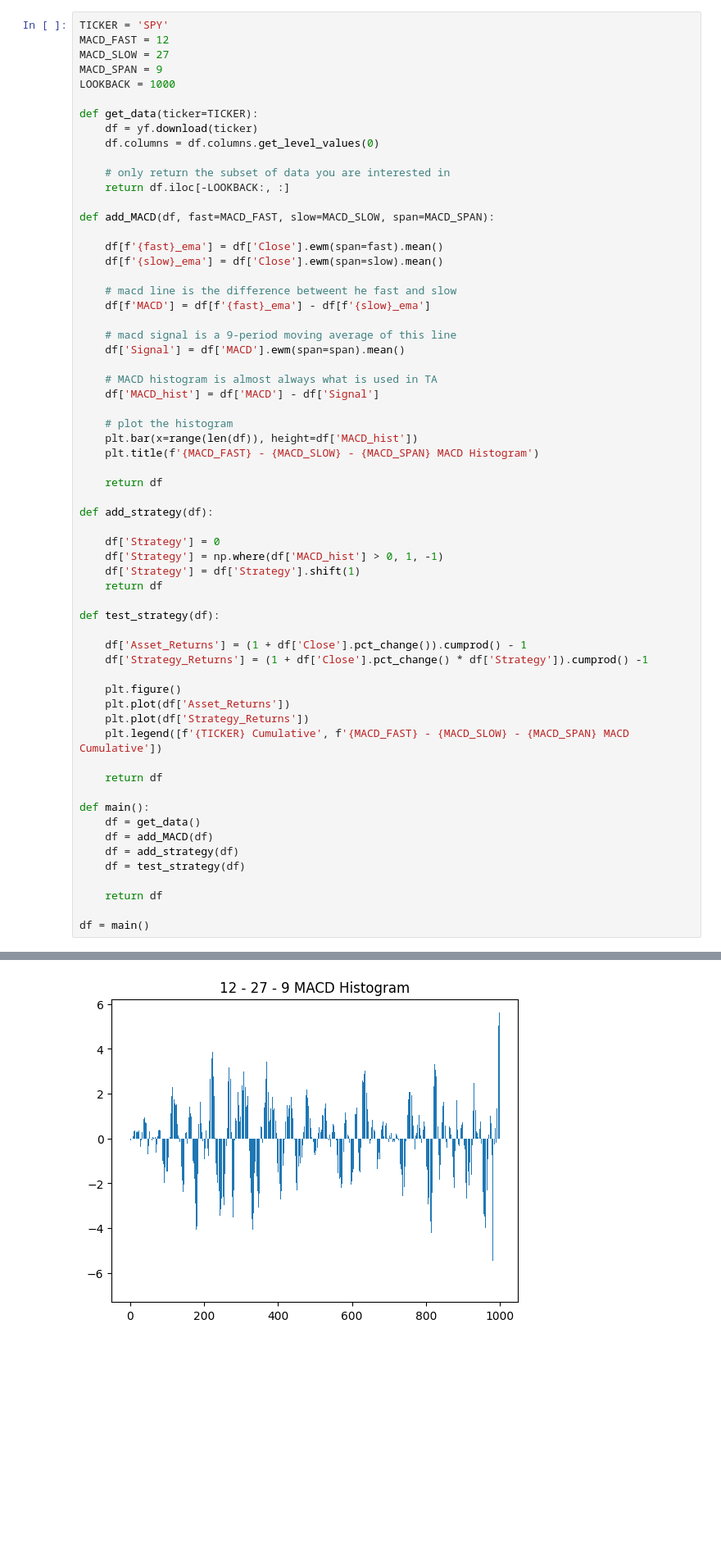
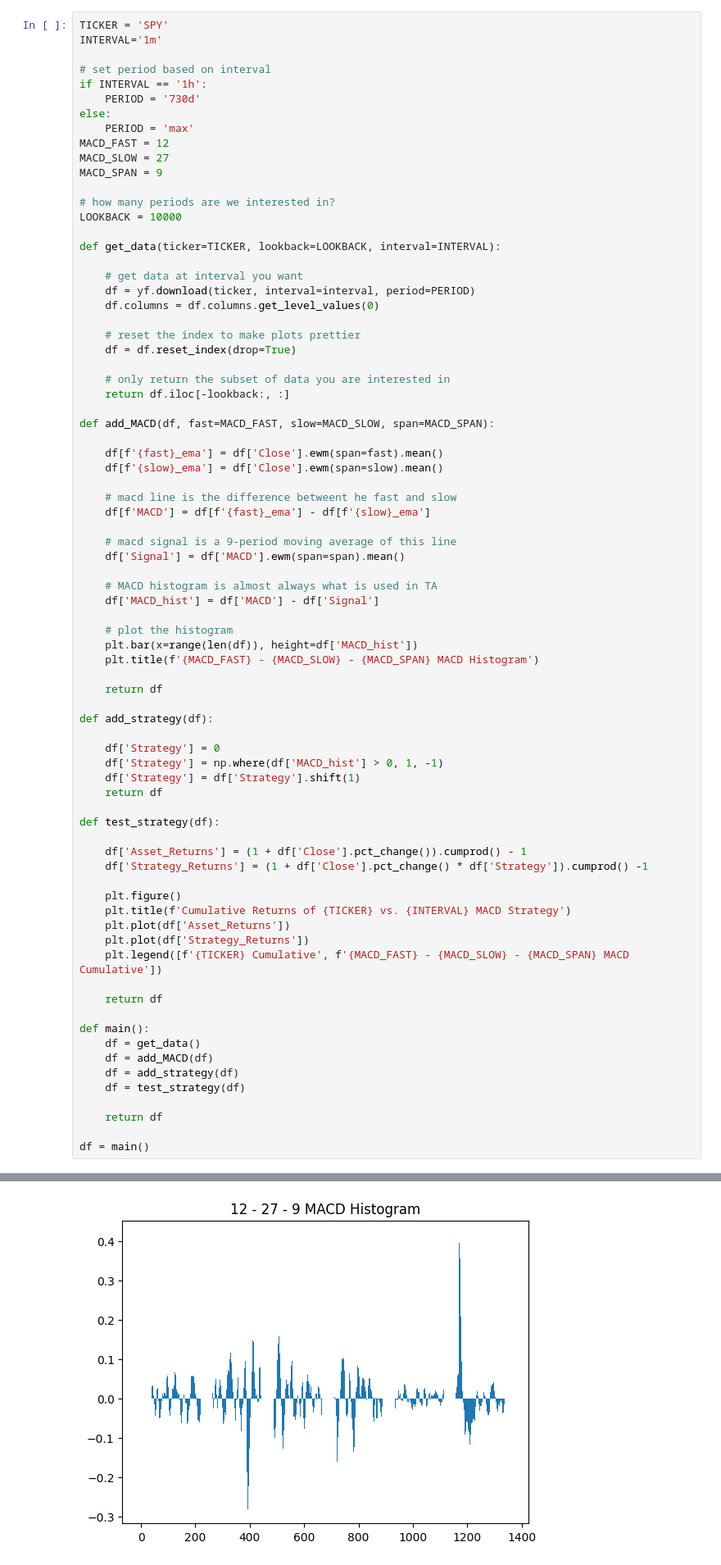
Before and after one commit to franciskamande-ai/MODELS, a Jupyter notebook: MACD.ipynb, the cells around one changed output, grey strips where cells are left out. Shown at 82% size. Cells and saved outputs as stored; diff of their text form; blank space fills up the shorter version.

```diff
--- a/MACD.ipynb
+++ b/MACD.ipynb
@@ -5,17 +5,31 @@ import pandas as pd
 import numpy as np
 # %%
 TICKER = 'SPY'
+INTERVAL='1m'
+
+# set period based on interval
+if INTERVAL == '1h':
+    PERIOD = '730d'
+else:
+    PERIOD = 'max'
 MACD_FAST = 12
 MACD_SLOW = 27
 MACD_SPAN = 9
-LOOKBACK = 1000
 
-def get_data(ticker=TICKER):
-    df = yf.download(ticker)
+# how many periods are we interested in?
+LOOKBACK = 10000
+
+def get_data(ticker=TICKER, lookback=LOOKBACK, interval=INTERVAL):
+
+    # get data at interval you want
+    df = yf.download(ticker, interval=interval, period=PERIOD)
     df.columns = df.columns.get_level_values(0)
 
+    # reset the index to make plots prettier
+    df = df.reset_index(drop=True)
+
     # only return the subset of data you are interested in
-    return df.iloc[-LOOKBACK:, :]
+    return df.iloc[-lookback:, :]
 
 def add_MACD(df, fast=MACD_FAST, slow=MACD_SLOW, span=MACD_SPAN):
 
@@ -50,6 +64,7 @@ def test_strategy(df):
     df['Strategy_Returns'] = (1 + df['Close'].pct_change() * df['Strategy']).cumprod() -1
 
     plt.figure()
+    plt.title(f'Cumulative Returns of {TICKER} vs. {INTERVAL} MACD Strategy')
     plt.plot(df['Asset_Returns'])
     plt.plot(df['Strategy_Returns'])
     plt.legend([f'{TICKER} Cumulative', f'{MACD_FAST} - {MACD_SLOW} - {MACD_SPAN} MACD Cumulative'])
@@ -71 +85 @@ YF.download() has changed argument auto_adjust default to True
-[figure, old version]
+[figure, new version]
```
Also changed, not shown: parts of 1 cell of this notebook, 18 other files.
